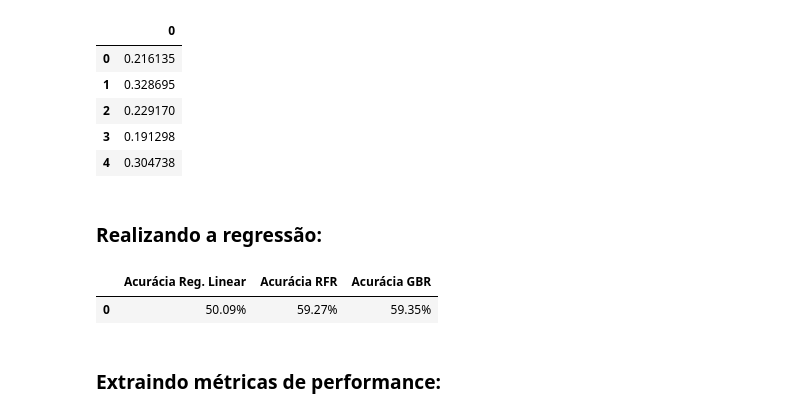
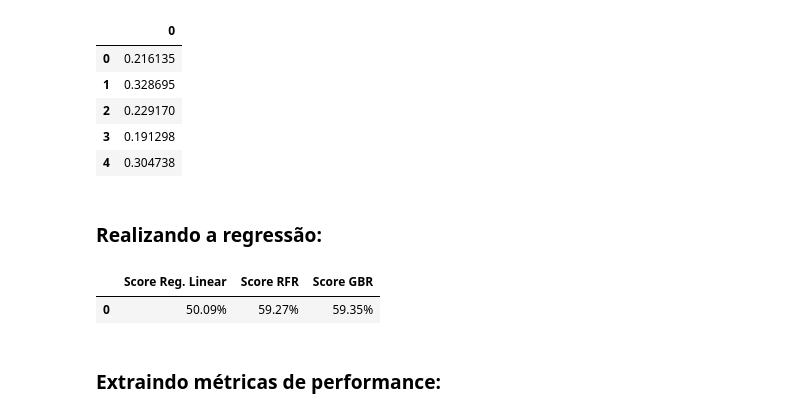
Before and after one commit to gabriel-fonseca-repo/enem-microdados-ml, a Jupyter notebook: src/reg.ipynb, the cells around one changed output. Saved outputs shown, nothing was run; the diff lists cells and outputs as text; code cells hidden in the pictures.

Commit message:
Acurácia -> Score

```diff
--- a/src/reg.ipynb
+++ b/src/reg.ipynb
@@ -106,32 +106,32 @@ pd.DataFrame(X_train).head()
 # %%
 from sklearn.linear_model import LinearRegression
 from sklearn.ensemble import RandomForestRegressor, GradientBoostingRegressor
 
 linreg_params = {}
 rfr_params = {"max_depth": 10, "max_features": "sqrt", "n_estimators": 200}
 gbr_params = {"learning_rate": 0.1, "max_depth": 3, "n_estimators": 100}
 
 linreg = LinearRegression(**linreg_params)
 rfr = RandomForestRegressor(**rfr_params)
 gbr = GradientBoostingRegressor(**gbr_params)
 
 linreg.fit(X_train, Y_train)
 rfr.fit(X_train, Y_train)
 gbr.fit(X_train, Y_train)
 
 result_linreg = linreg.score(X_test, Y_test)
 result_rfr = rfr.score(X_test, Y_test)
 result_gbr = gbr.score(X_test, Y_test)
 
 pd.DataFrame(
     {
-        "Acurácia Reg. Linear": [f"{result_linreg:.2%}"],
-        "Acurácia RFR": [f"{result_rfr:.2%}"],
-        "Acurácia GBR": [f"{result_gbr:.2%}"],
+        "Score Reg. Linear": [f"{result_linreg:.2%}"],
+        "Score RFR": [f"{result_rfr:.2%}"],
+        "Score GBR": [f"{result_gbr:.2%}"],
     }
 )
 # %% [output]
-|  | Acurácia Reg. Linear | Acurácia RFR | Acurácia GBR |
+|  | Score Reg. Linear | Score RFR | Score GBR |
 | 0 | 50.09% | 59.27% | 59.35% |
 # %% [markdown]
 ### Extraindo métricas de performance:
```
